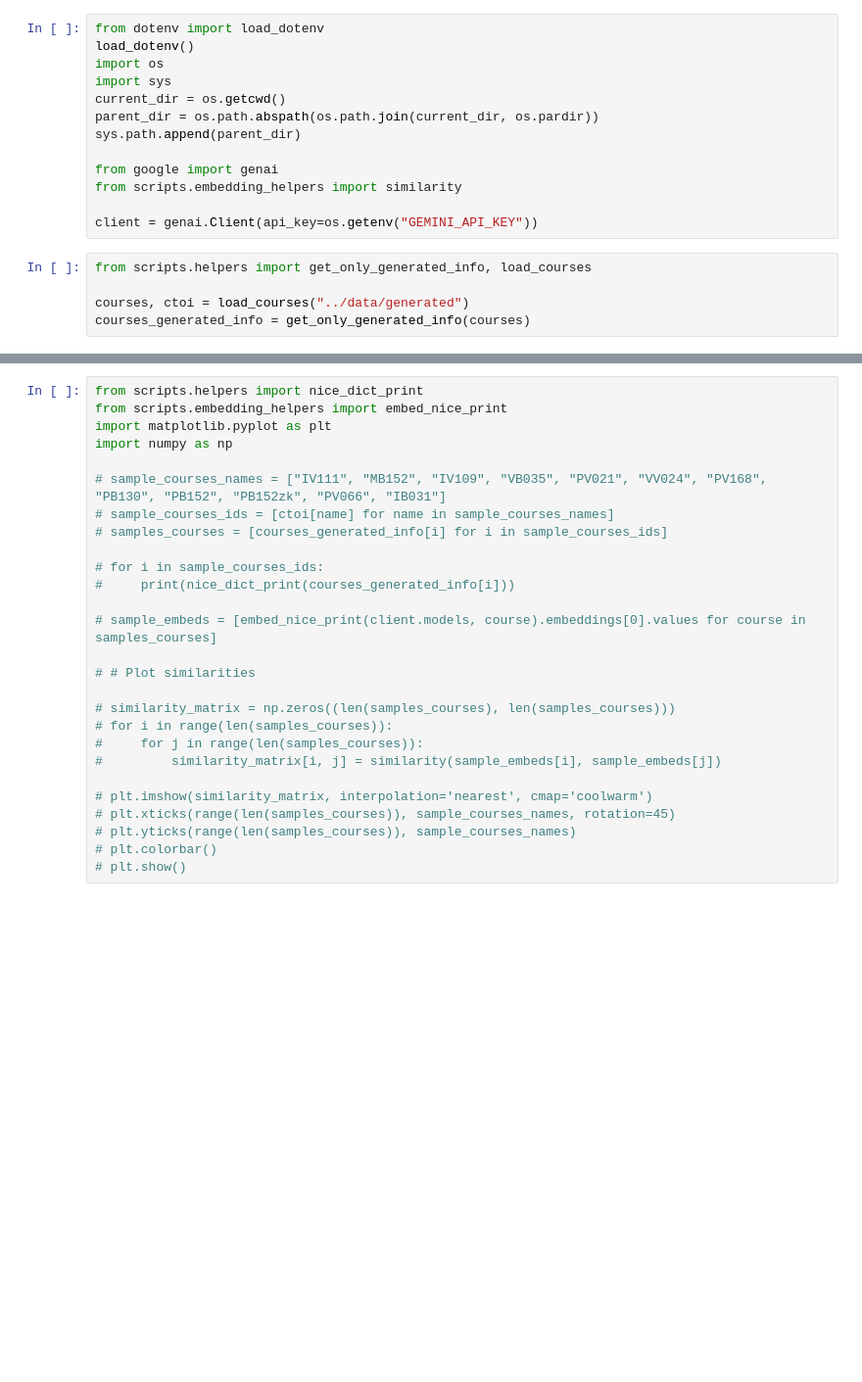
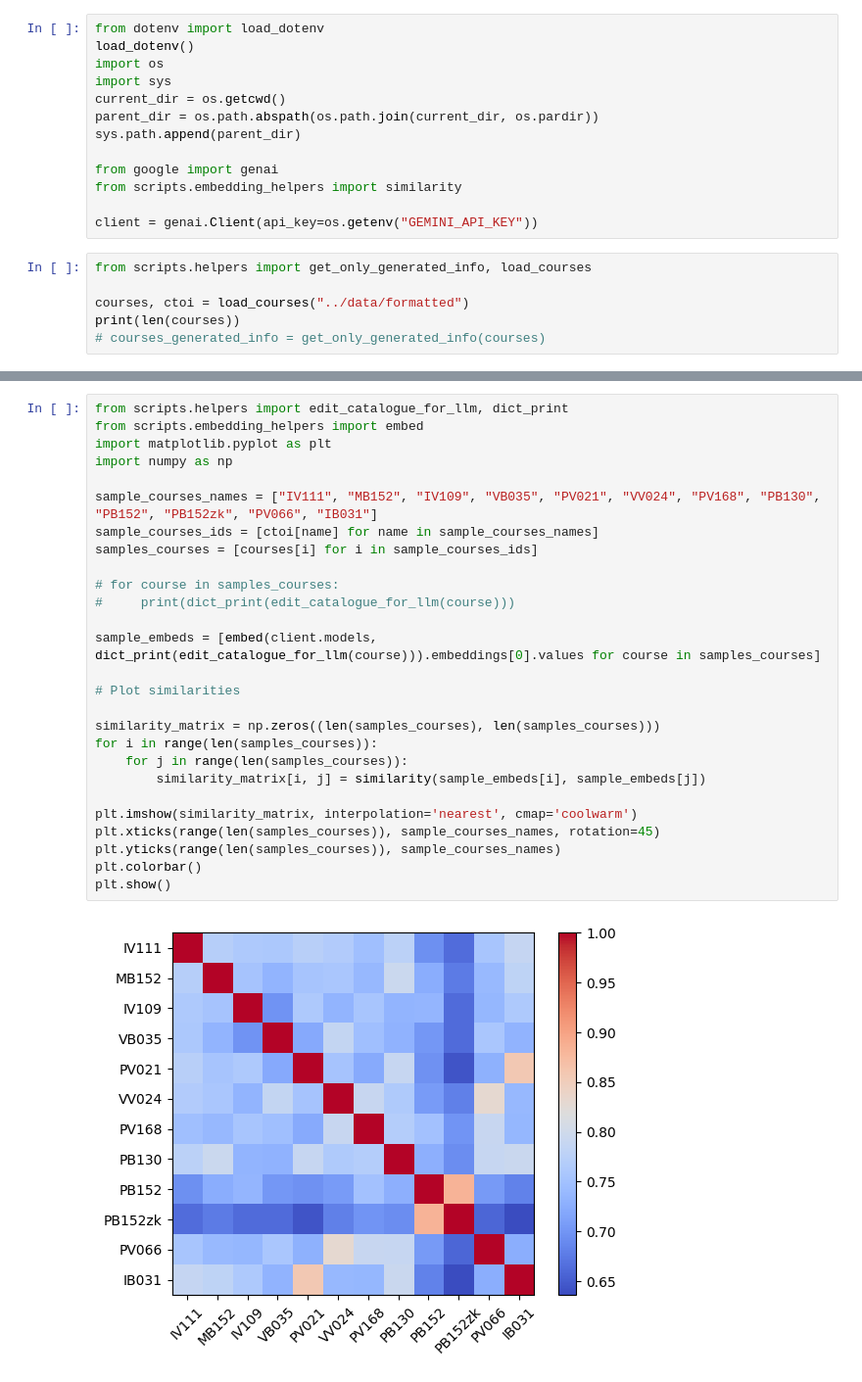
Before and after one commit to tomz197/course-recommender, a Jupyter notebook: notebooks/embeddings.ipynb, the cells around one changed output, grey strips where cells are left out. Shown: that part at 98% size. Drawn from its saved outputs; the diff is of its cells as text; blank space fills up the shorter version.

Commit message:
embeds from catalogue

```diff
--- a/notebooks/embeddings.ipynb
+++ b/notebooks/embeddings.ipynb
@@ -14,5 +14,6 @@ client = genai.Client(api_key=os.getenv("GEMINI_API_KEY"))
 # %%
 from scripts.helpers import get_only_generated_info, load_courses
 
-courses, ctoi = load_courses("../data/generated")
-courses_generated_info = get_only_generated_info(courses)
+courses, ctoi = load_courses("../data/formatted")
+print(len(courses))
+# courses_generated_info = get_only_generated_info(courses)
@@ -19,27 +26,29 @@ courses_generated_info = get_only_generated_info(courses)
 # %%
-from scripts.helpers import nice_dict_print
-from scripts.embedding_helpers import embed_nice_print
+from scripts.helpers import edit_catalogue_for_llm, dict_print
+from scripts.embedding_helpers import embed
 import matplotlib.pyplot as plt
 import numpy as np
 
-# sample_courses_names = ["IV111", "MB152", "IV109", "VB035", "PV021", "VV024", "PV168", "PB130", "PB152", "PB152zk", "PV066", "IB031"]
-# sample_courses_ids = [ctoi[name] for name in sample_courses_names]
-# samples_courses = [courses_generated_info[i] for i in sample_courses_ids]
+sample_courses_names = ["IV111", "MB152", "IV109", "VB035", "PV021", "VV024", "PV168", "PB130", "PB152", "PB152zk", "PV066", "IB031"]
+sample_courses_ids = [ctoi[name] for name in sample_courses_names]
+samples_courses = [courses[i] for i in sample_courses_ids]
 
-# for i in sample_courses_ids:
-#     print(nice_dict_print(courses_generated_info[i]))
+# for course in samples_courses:
+#     print(dict_print(edit_catalogue_for_llm(course)))
 
-# sample_embeds = [embed_nice_print(client.models, course).embeddings[0].values for course in samples_courses]
+sample_embeds = [embed(client.models, dict_print(edit_catalogue_for_llm(course))).embeddings[0].values for course in samples_courses]
 
-# # Plot similarities
+# Plot similarities
 
-# similarity_matrix = np.zeros((len(samples_courses), len(samples_courses)))
-# for i in range(len(samples_courses)):
-#     for j in range(len(samples_courses)):
-#         similarity_matrix[i, j] = similarity(sample_embeds[i], sample_embeds[j])
+similarity_matrix = np.zeros((len(samples_courses), len(samples_courses)))
+for i in range(len(samples_courses)):
+    for j in range(len(samples_courses)):
+        similarity_matrix[i, j] = similarity(sample_embeds[i], sample_embeds[j])
 
-# plt.imshow(similarity_matrix, interpolation='nearest', cmap='coolwarm')
-# plt.xticks(range(len(samples_courses)), sample_courses_names, rotation=45)
-# plt.yticks(range(len(samples_courses)), sample_courses_names)
-# plt.colorbar()
-# plt.show()
+plt.imshow(similarity_matrix, interpolation='nearest', cmap='coolwarm')
+plt.xticks(range(len(samples_courses)), sample_courses_names, rotation=45)
+plt.yticks(range(len(samples_courses)), sample_courses_names)
+plt.colorbar()
+plt.show()
+# %% [output]
+[figure, added]
```
Also changed, not shown: parts of 7 cells of this notebook, 3 other files.
